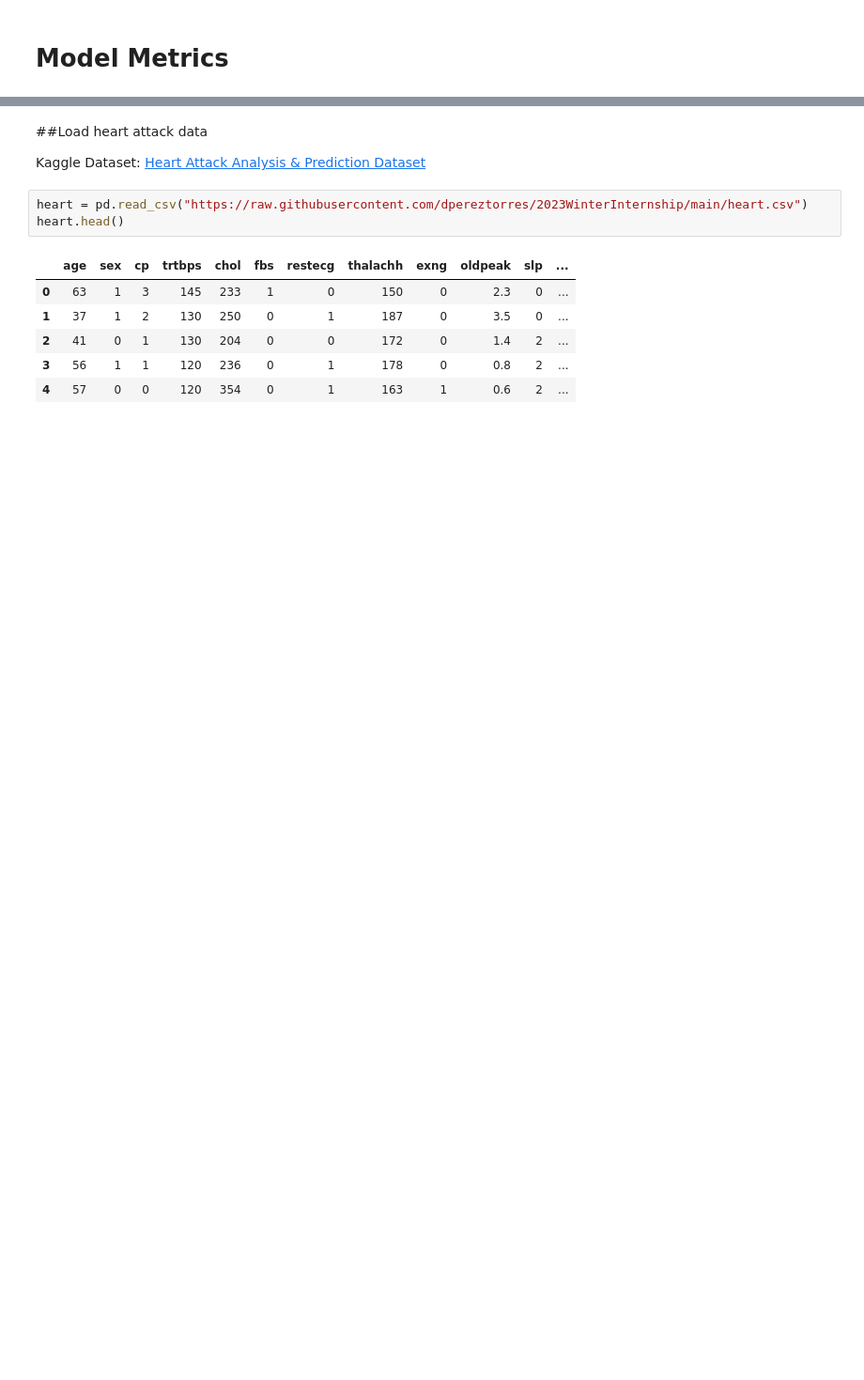
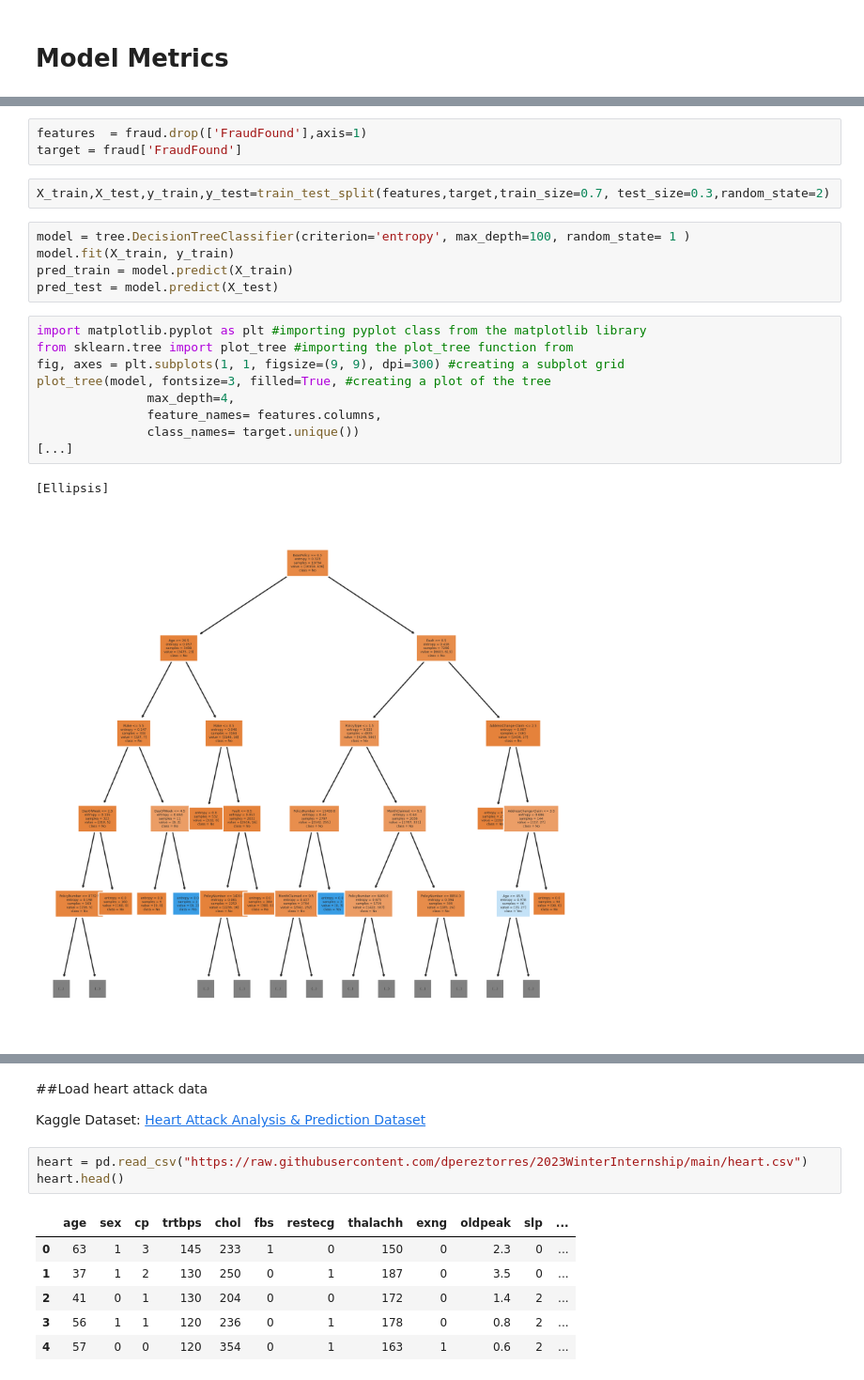
Before and after one commit to IndraniMandal/New-Revisions, a Jupyter notebook: Model_Metrics.ipynb, the cells around one changed output, grey strips where cells are left out. Shown: that part at 94% size. Cells and saved outputs as stored; diff of their text form; blank space fills up the shorter version.

```diff
--- a/Model_Metrics.ipynb
+++ b/Model_Metrics.ipynb
@@ -20,0 +146,22 @@ from sklearn.metrics import confusion_matrix
+# %%
+features  = fraud.drop(['FraudFound'],axis=1)
+target = fraud['FraudFound']
+# %%
+X_train,X_test,y_train,y_test=train_test_split(features,target,train_size=0.7, test_size=0.3,random_state=2)
+# %%
+model = tree.DecisionTreeClassifier(criterion='entropy', max_depth=100, random_state= 1 )
+model.fit(X_train, y_train)
+pred_train = model.predict(X_train)
+pred_test = model.predict(X_test)
+# %%
+import matplotlib.pyplot as plt #importing pyplot class from the matplotlib library
+from sklearn.tree import plot_tree #importing the plot_tree function from
+fig, axes = plt.subplots(1, 1, figsize=(9, 9), dpi=300) #creating a subplot grid
+plot_tree(model, fontsize=3, filled=True, #creating a plot of the tree
+               max_depth=4,
+               feature_names= features.columns,
+               class_names= target.unique())
+[...]
+# %% [output]
+[Ellipsis]
+[figure, added]
```
Also changed, not shown: parts of 86 cells of this notebook.
